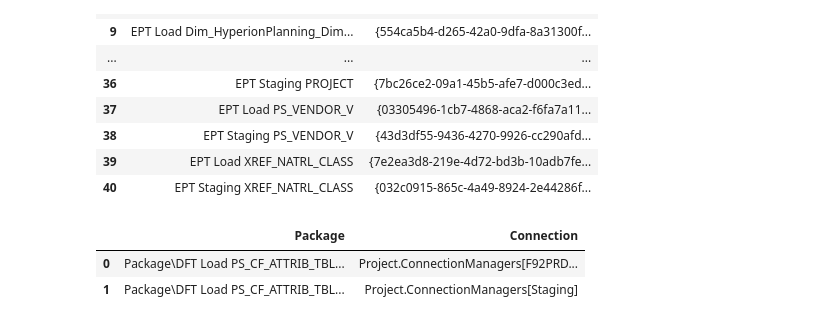
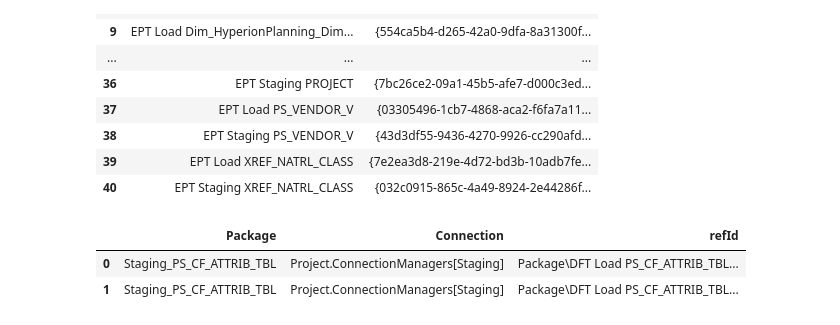
Before and after one commit to TimK00/Practicum-II, a Jupyter notebook: Python/Helper Snippets.ipynb, the cells around one changed output. Drawn from its saved outputs; the diff is of its cells as text; code cells hidden in the pictures.

```diff
--- a/Python/Helper Snippets.ipynb
+++ b/Python/Helper Snippets.ipynb
@@ -145,35 +146,35 @@ df
 | 39 | EPT Load XREF_NATRL_CLASS | {7e2ea3d8-219e-4d72-bd3b-10adb7fe... |
 | 40 | EPT Staging XREF_NATRL_CLASS | {032c0915-865c-4a49-8924-2e44286f... |
 # %%
-## Grabbing living connections
-
 # parse the .dtsx file using ElementTree
 tree = ET.parse(staging_file_path)
 root = tree.getroot()
 
 # define the namespaces used in the .dtsx file
 namespaces = {"DTS": "www.microsoft.com/SqlServer/Dts"}
+
+# find the package element
+package_name = root.get("{www.microsoft.com/SqlServer/Dts}ObjectName")
 
 # find all the connections in the .dtsx file
 connections = root.findall(".//connections", namespaces)
 
 # create an empty list to store connection data
 con_data = []
 
 # iterate over each connection and add its data to the list
 for connection in connections:
-    for con in connection.findall(".//connection", namespaces):
-        con_mngr_refid = con.get("connectionManagerRefId")
-        refid = con.get("refId")
-        if con_mngr_refid is not None and refid is not None:
-            con_data.append({'Package': refid, 'Connection': con_mngr_refid})
+    con_mngr_refid = con.get("connectionManagerRefId")
+    refid = con.get("refId")
+    if con_mngr_refid is not None and refid is not None:
+        con_data.append({'Package': package_name, 'Connection': con_mngr_refid, 'refId': refid})
 
 # create a pandas dataframe from the connection data
 df = pd.DataFrame(con_data)
 
 # display the resulting DataFrame
 df
 # %% [output]
-|  | Package | Connection |
-| 0 | Package\DFT Load PS_CF_ATTRIB_TBL... | Project.ConnectionManagers[F92PRD... |
-| 1 | Package\DFT Load PS_CF_ATTRIB_TBL... | Project.ConnectionManagers[Staging] |
+|  | Package | Connection | refId |
+| 0 | Staging_PS_CF_ATTRIB_TBL | Project.ConnectionManagers[Staging] | Package\DFT Load PS_CF_ATTRIB_TBL... |
+| 1 | Staging_PS_CF_ATTRIB_TBL | Project.ConnectionManagers[Staging] | Package\DFT Load PS_CF_ATTRIB_TBL... |
```
Also changed, not shown: parts of 1 cell of this notebook.
